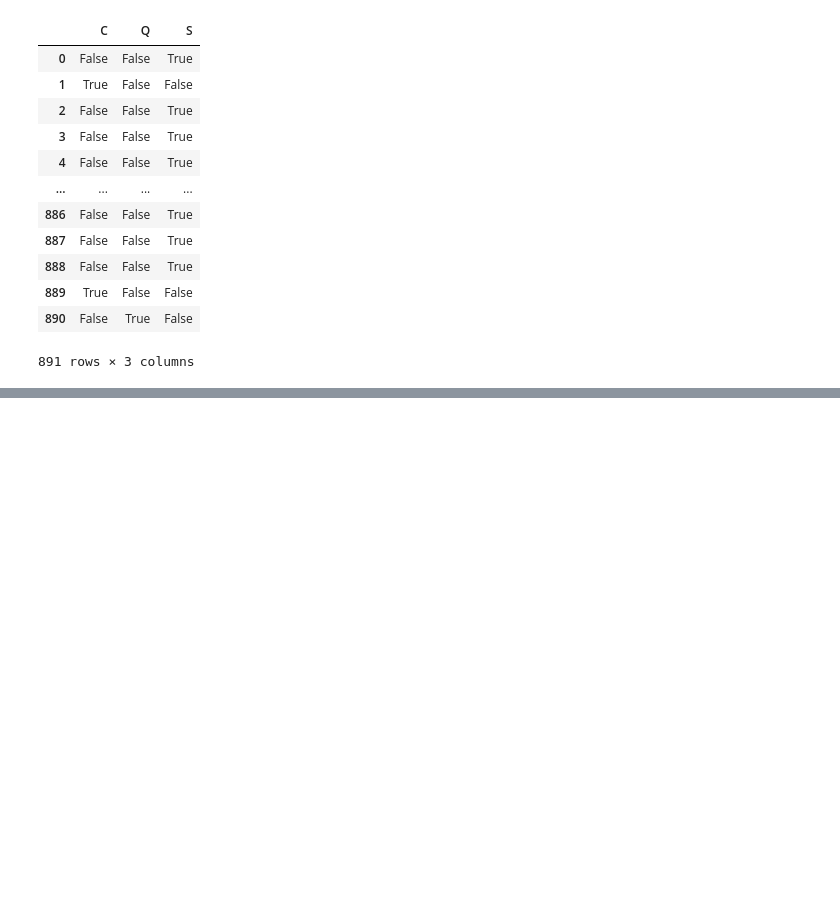
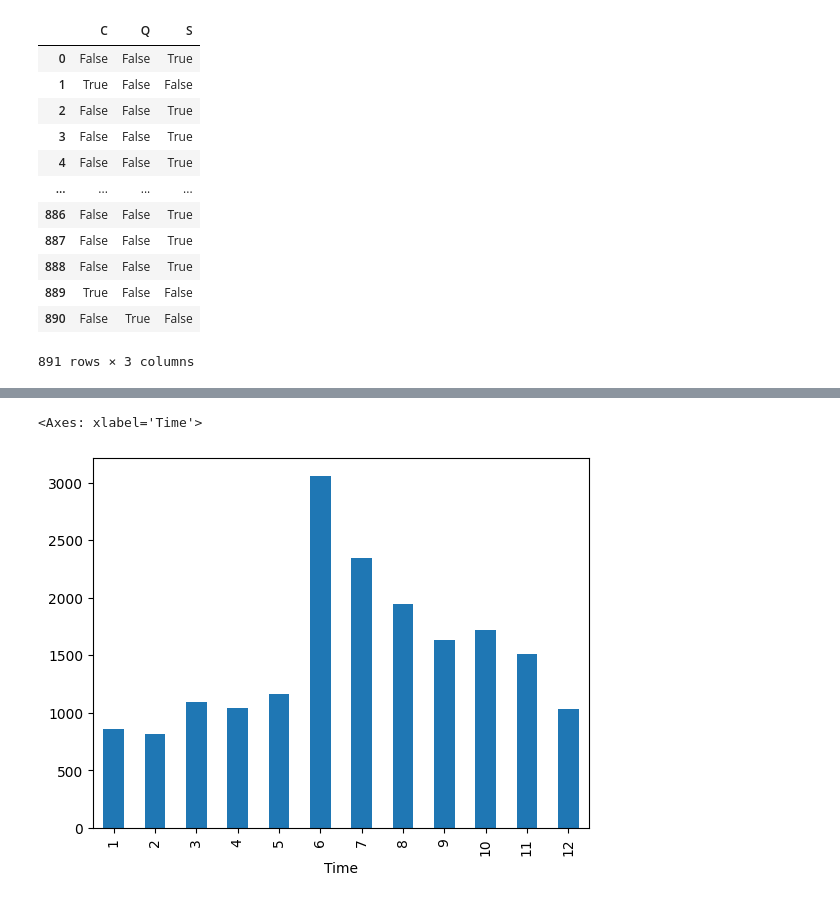
Before and after one commit to inancarin/DSA201_2024_2025_SPRING, a Jupyter notebook: Week05/Lecture/pandas2.ipynb, the cells around one changed output, grey strips where cells are left out. Saved outputs shown, nothing was run; the diff lists cells and outputs as text; code cells hidden in the pictures; blank space fills up the shorter version.

```diff
--- a/Week05/Lecture/pandas2.ipynb
+++ b/Week05/Lecture/pandas2.ipynb
@@ -613,0 +799,5 @@ titanic.head()
+# %%
+ufos["Time"].dt.month.value_counts().sort_index().plot(kind="bar")
+# %% [output]
+<Axes: xlabel='Time'>
+[figure, added]
```
Also changed, not shown: parts of 42 cells of this notebook, 1 other file.
